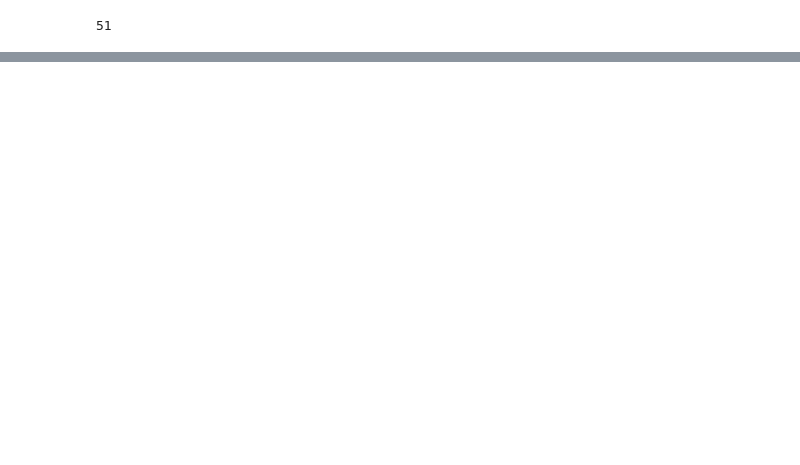
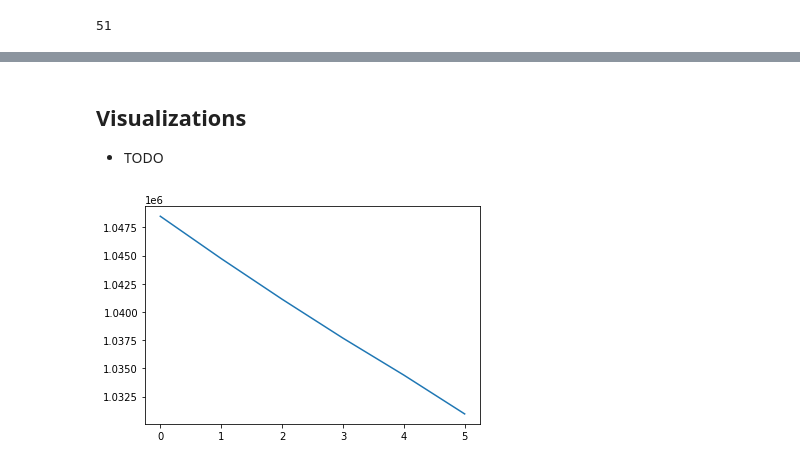
Before and after one commit to PalackyUniversity/nobel-model, a Jupyter notebook: main.ipynb, the cells around one changed output, grey strips where cells are left out. Saved outputs shown, nothing was run; the diff lists cells and outputs as text; code cells hidden in the pictures; blank space fills up the shorter version.

```diff
--- a/main.ipynb
+++ b/main.ipynb
@@ -159,4 +140,6 @@ weeks = sorted(df_deaths.index.get_level_values('datum').unique())
 len(weeks)
 # %% [output]
 51
+# %%
+DEBUG = False
 # %%
@@ -294,0 +244,7 @@ Je 2021-01-31 a ve věkové skupině 80-100 vyberu    227 lidí s 1 dávkami z
+# %% [markdown]
+## Visualizations
+- TODO
+# %%
+plt.plot(np.diff(counts));
+# %% [output]
+[figure, added]
```
Also changed, not shown: parts of 14 cells of this notebook.
